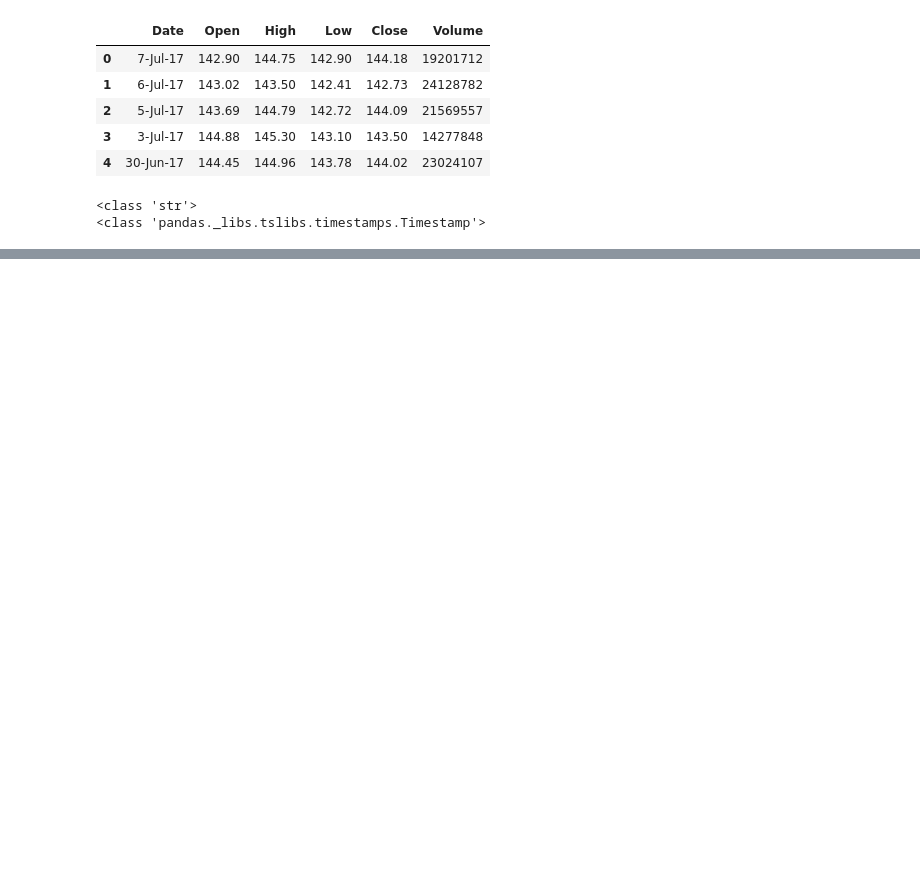
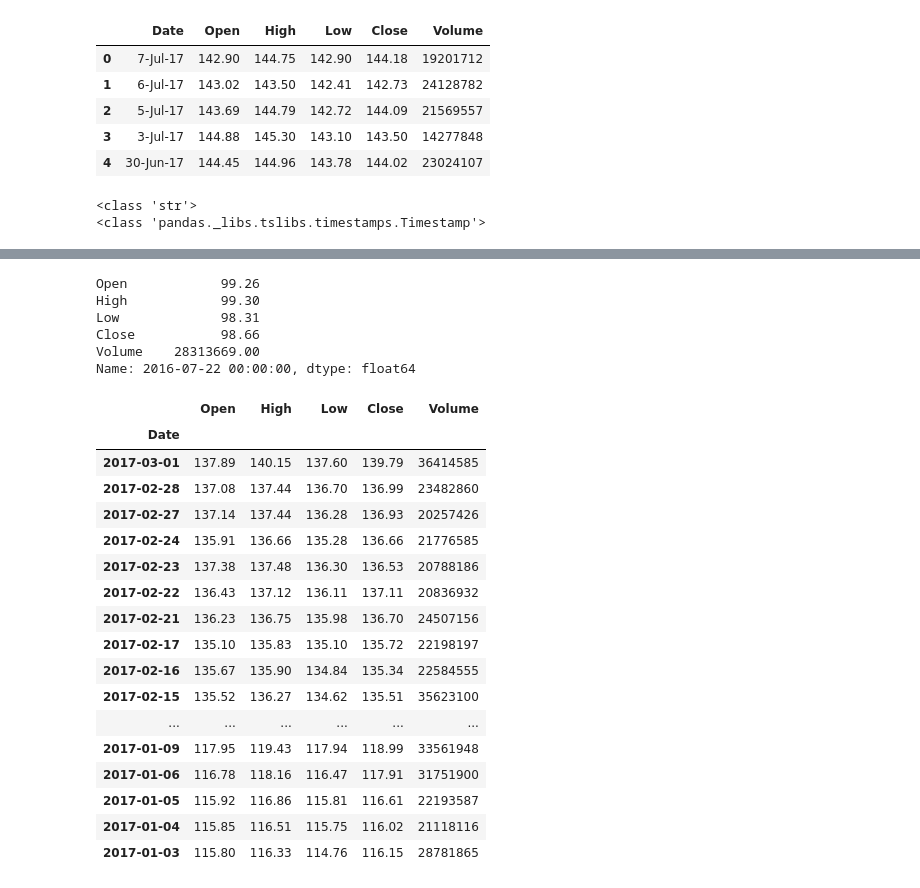
Before and after one commit to Alvi399/My-Data-Science, a Jupyter notebook: Pandas/Time Series Analysis/01. Datetimeindex and Resample.ipynb, the cells around one changed output, grey strips where cells are left out. Drawn from its saved outputs; the diff is of its cells as text; code cells hidden in the pictures; blank space fills up the shorter version.

```diff
--- a/Pandas/Time Series Analysis/01. Datetimeindex and Resample.ipynb
+++ b/Pandas/Time Series Analysis/01. Datetimeindex and Resample.ipynb
@@ -22,0 +37,30 @@ print(type(df["Date"][0])) # ini sudah berupa datetime
+# %%
+df.loc['2016-07-22']
+# %% [output]
+Open            99.26
+High            99.30
+Low             98.31
+Close           98.66
+Volume    28313669.00
+Name: 2016-07-22 00:00:00, dtype: float64
+# %%
+df.loc[(df.index >= "2017-01-01") & (df.index <= "2017-03-01")]
+# %% [output]
+|  | Open | High | Low | Close | Volume |
+| Date |  |  |  |  |  |
+| 2017-03-01 | 137.89 | 140.15 | 137.60 | 139.79 | 36414585 |
+| 2017-02-28 | 137.08 | 137.44 | 136.70 | 136.99 | 23482860 |
+| 2017-02-27 | 137.14 | 137.44 | 136.28 | 136.93 | 20257426 |
+| 2017-02-24 | 135.91 | 136.66 | 135.28 | 136.66 | 21776585 |
+| 2017-02-23 | 137.38 | 137.48 | 136.30 | 136.53 | 20788186 |
+| 2017-02-22 | 136.43 | 137.12 | 136.11 | 137.11 | 20836932 |
+| 2017-02-21 | 136.23 | 136.75 | 135.98 | 136.70 | 24507156 |
+| 2017-02-17 | 135.10 | 135.83 | 135.10 | 135.72 | 22198197 |
+| 2017-02-16 | 135.67 | 135.90 | 134.84 | 135.34 | 22584555 |
+| 2017-02-15 | 135.52 | 136.27 | 134.62 | 135.51 | 35623100 |
+| ... | ... | ... | ... | ... | ... |
+| 2017-01-09 | 117.95 | 119.43 | 117.94 | 118.99 | 33561948 |
+| 2017-01-06 | 116.78 | 118.16 | 116.47 | 117.91 | 31751900 |
+| 2017-01-05 | 115.92 | 116.86 | 115.81 | 116.61 | 22193587 |
+| 2017-01-04 | 115.85 | 116.51 | 115.75 | 116.02 | 21118116 |
+| 2017-01-03 | 115.80 | 116.33 | 114.76 | 116.15 | 28781865 |
```
Also changed, not shown: parts of 5 cells of this notebook.
